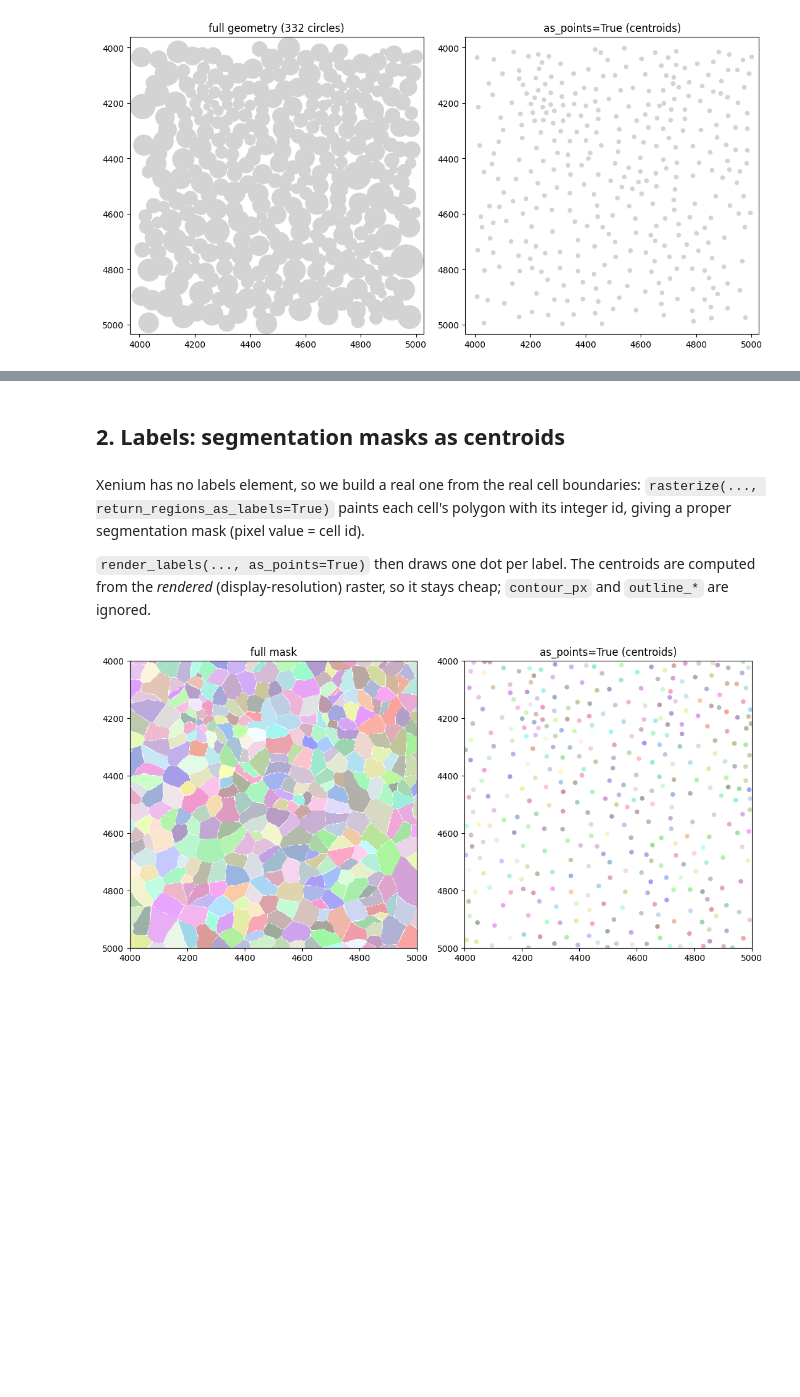
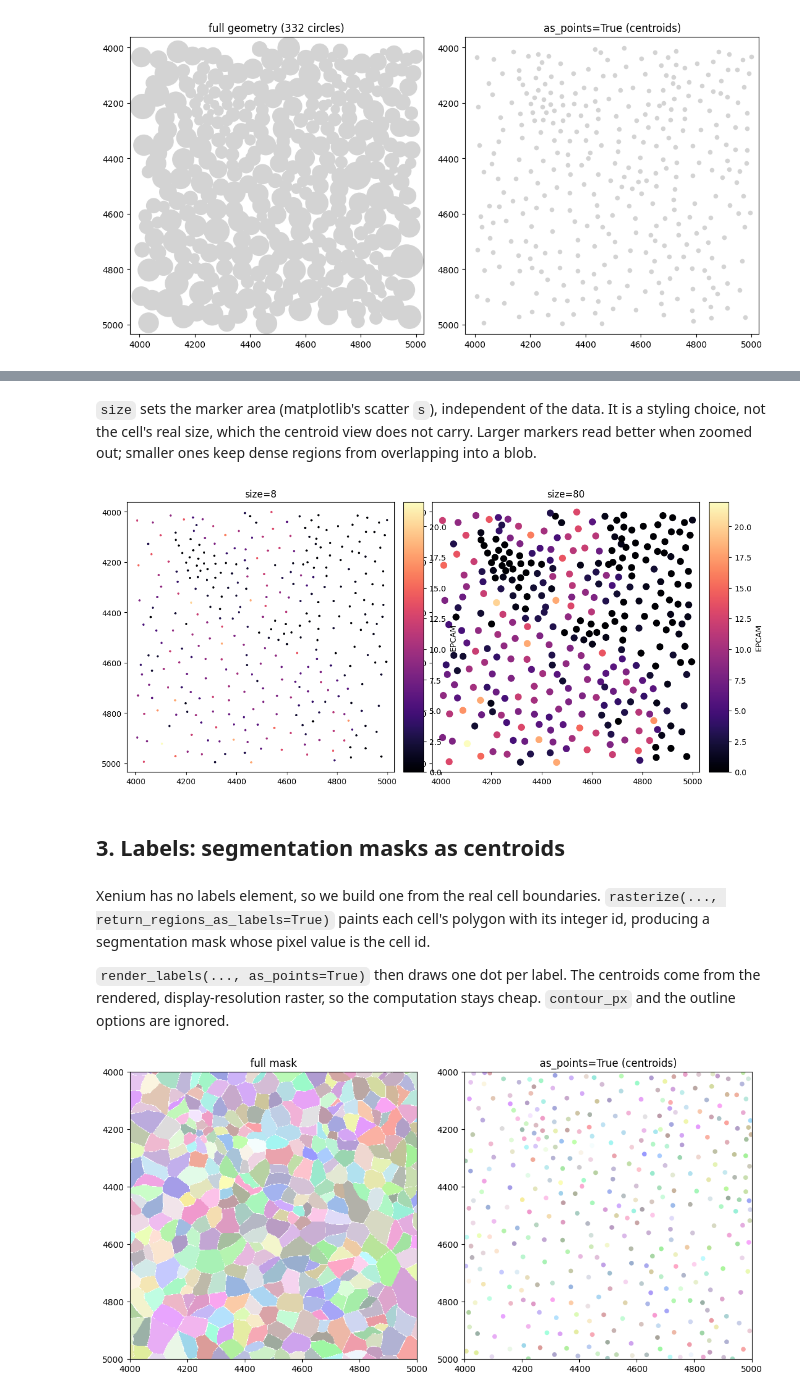
Before and after one commit to scverse/spatialdata-plot-tutorials, a Jupyter notebook: pr-15/_sources/notebooks/tutorials/as_points.ipynb, the cells around one changed output, grey strips where cells are left out. Drawn from its saved outputs; the diff is of its cells as text; code cells hidden in the pictures; blank space fills up the shorter version.

```diff
--- a/pr-15/_sources/notebooks/tutorials/as_points.ipynb
+++ b/pr-15/_sources/notebooks/tutorials/as_points.ipynb
@@ -131,14 +135,29 @@ fig.tight_layout()
+# %% [markdown]
+`size` sets the marker area (matplotlib's scatter `s`), independent of the data.
+It is a styling choice, not the cell's real size, which the centroid view does
+not carry. Larger markers read better when zoomed out; smaller ones keep dense
+regions from overlapping into a blob.
+# %%
+fig, axes = plt.subplots(1, 2, figsize=(11, 5.5))
+crop.pl.render_shapes(
+    "cell_circles", color="EPCAM", cmap="magma", as_points=True, size=8
+).pl.show(ax=axes[0], title="size=8")
+crop.pl.render_shapes(
+    "cell_circles", color="EPCAM", cmap="magma", as_points=True, size=80
+).pl.show(ax=axes[1], title="size=80")
+fig.tight_layout()
+# %% [output]
+[figure, added]
 # %% [markdown]
-## 2. Labels: segmentation masks as centroids
+## 3. Labels: segmentation masks as centroids
 # %% [markdown]
-Xenium has no labels element, so we build a real one from the real cell
-boundaries: `rasterize(..., return_regions_as_labels=True)` paints each cell's
-polygon with its integer id, giving a proper segmentation mask (pixel value =
-cell id).
+Xenium has no labels element, so we build one from the real cell boundaries.
+`rasterize(..., return_regions_as_labels=True)` paints each cell's polygon with
+its integer id, producing a segmentation mask whose pixel value is the cell id.
 
 `render_labels(..., as_points=True)` then draws one dot per label. The centroids
-are computed from the *rendered* (display-resolution) raster, so it stays cheap;
-`contour_px` and `outline_*` are ignored.
+come from the rendered, display-resolution raster, so the computation stays
+cheap. `contour_px` and the outline options are ignored.
 # %%
 cell_masks = rasterize(
     crop["cell_boundaries"],
```
Also changed, not shown: parts of 18 cells of this notebook, 7 other files.
